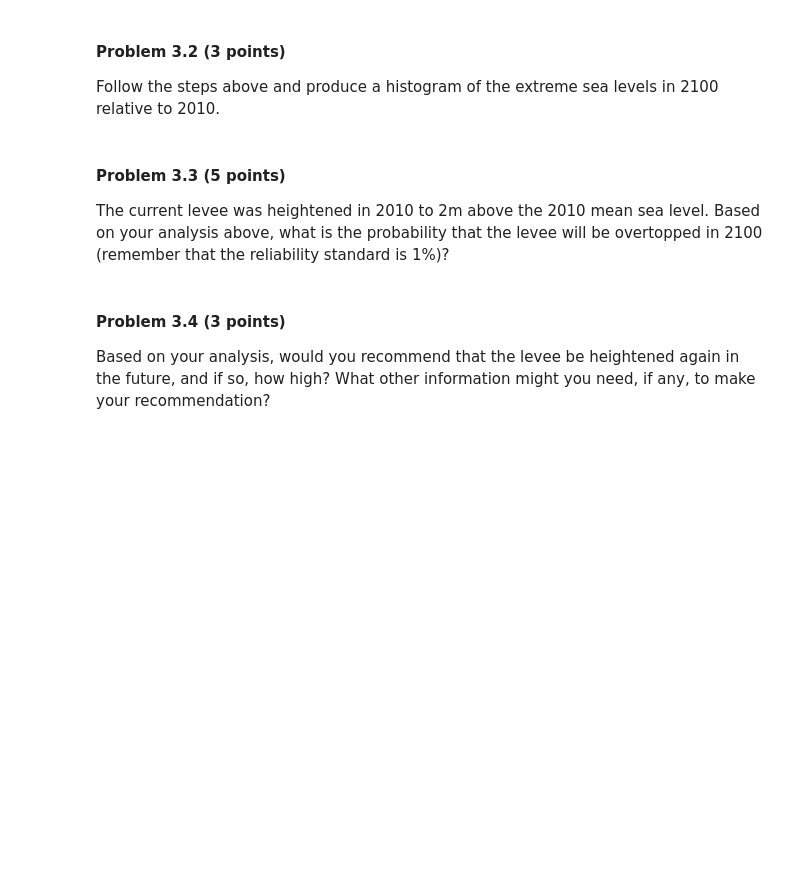
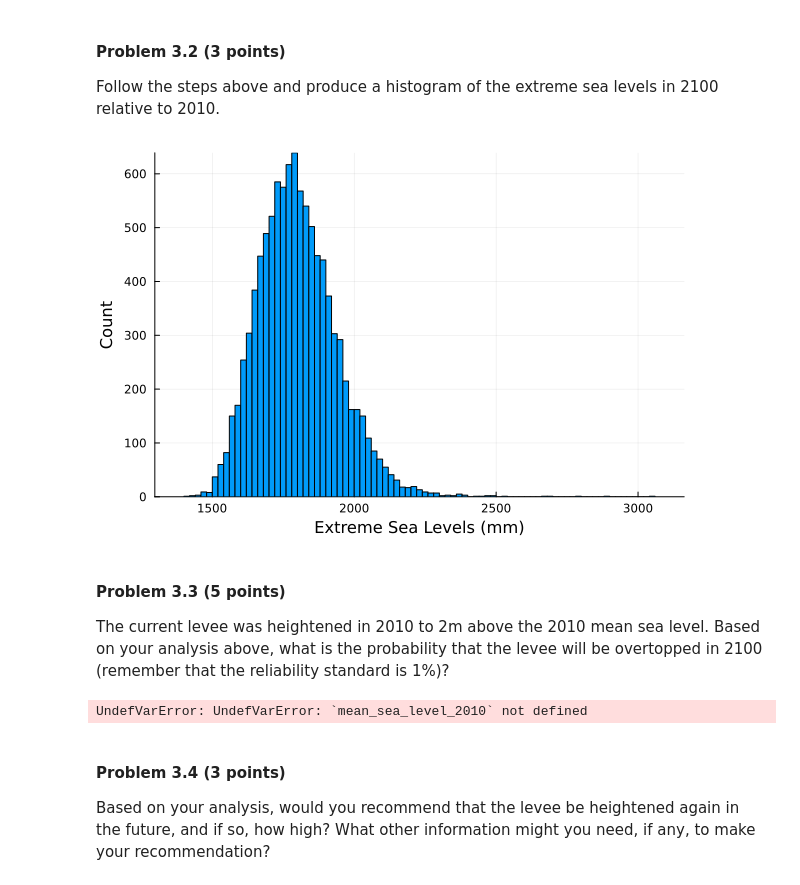
Before and after one commit to BEE4750-FA23/hw3-eb739, a Jupyter notebook: hw03.ipynb, the cells around one changed output. Drawn from its saved outputs; the diff is of its cells as text; code cells hidden in the pictures; blank space fills up the shorter version.

```diff
--- a/hw03.ipynb
+++ b/hw03.ipynb
@@ -402,6 +418,22 @@ as needed.
 
 Follow the steps above and produce a histogram of the extreme sea levels
 in 2100 relative to 2010.
+# %%
+# Provided parameters
+v = 1.2  # mm/yr
+
+# Calculate total subsidence for each year from 2010 to 2100
+total_subsidence = v * (2100-2010 + 1)
+
+# Sample from the storm tide distribution to obtain maximum tide heights
+max_tides = rand(tide_distribution, simulations)
+
+max_levels = sea_levels_new_2100 .+ max_tides .+ total_subsidence
+
+# Create a histogram of extreme sea levels
+histogram(max_levels, xlabel="Extreme Sea Levels (mm)", ylabel="Count", legend=:false)
+# %% [output]
+[figure, added]
 # %% [markdown]
 #### Problem 3.3 (5 points)
 
@@ -409,6 +441,35 @@ The current levee was heightened in 2010 to 2m above the 2010 mean sea
 level. Based on your analysis above, what is the probability that the
 levee will be overtopped in 2100 (remember that the reliability standard
 is 1%)?
+# %%
+# Levee height above 2010 mean sea level in 2010
+levee_height_2010 = 2.0 + mean_sea_level_2010  # meters
+
+# Calculate levee height above 2010 mean sea level in 2100
+levee_height_2100 = levee_height_2010 .+ sea_levels_new_2100
+
+num_overtoppings = []
+
+# Count the number of extreme sea levels that exceed the levee height in 2100
+for i in 1:length(levee_height_2100)
+    for j in 1:length(extreme_sea_levels_2100)
+        if extreme_sea_levels_2100[j] > levee_height_2100[i]
+            num_overtoppings = num_overtoppings + 1
+        else
+            num_overtoppings = num_overtoppings
+        end
+        j = j + 1
+    end
+    i = i + 1
+end
+
+# Calculate the probability of overtopping
+probability_of_overtopping = num_overtoppings / num_simulations
+
+# Print the result
+println("Probability of levee overtopping in 2100: $(probability_of_overtopping * 100)%")
+# %% [output]
+UndefVarError: UndefVarError: `mean_sea_level_2010` not defined
 # %% [markdown]
 #### Problem 3.4 (3 points)
 
```
Also changed, not shown: parts of 6 cells of this notebook.
